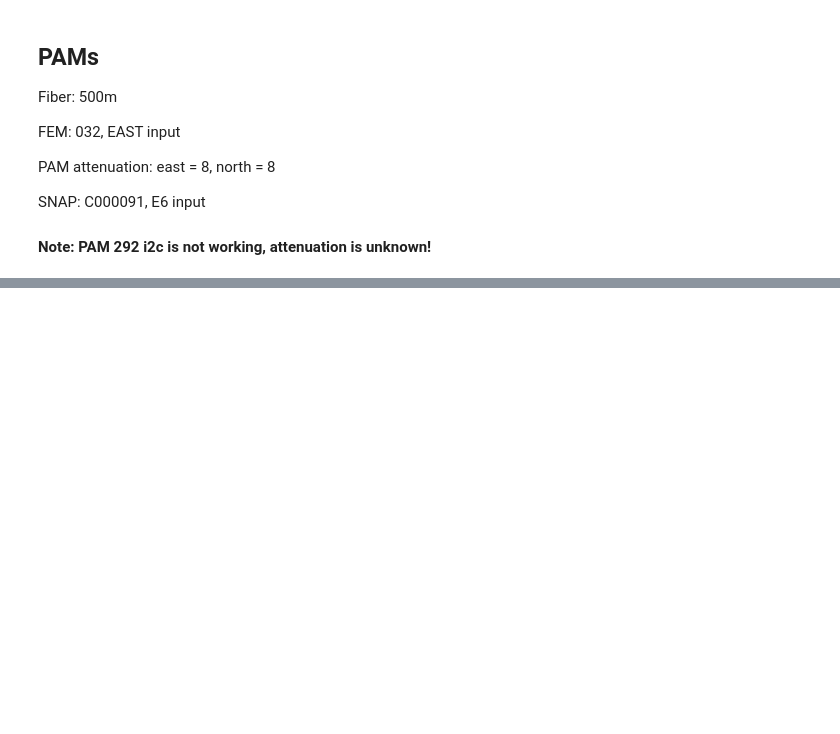
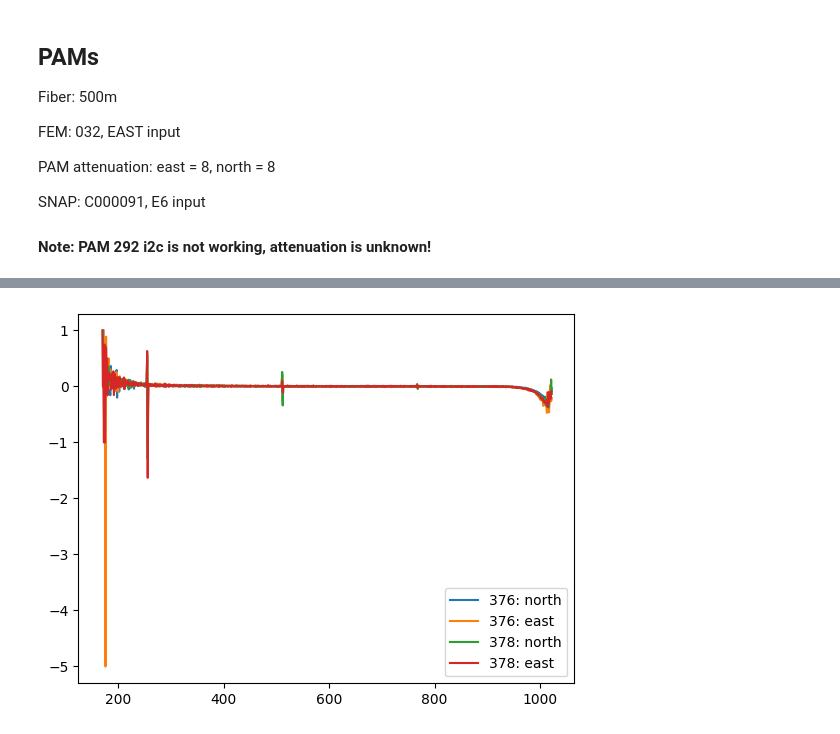
Before and after one commit to EIGSEP/eigsep_corr, a Jupyter notebook: gain_calibration/gain_calibration.ipynb, the cells around one changed output, grey strips where cells are left out. Saved outputs shown, nothing was run; the diff lists cells and outputs as text; code cells hidden in the pictures; blank space fills up the shorter version.

```diff
--- a/gain_calibration/gain_calibration.ipynb
+++ b/gain_calibration/gain_calibration.ipynb
@@ -115,0 +228,10 @@ east_12_normalized = peak_normalized_data["12"][1]
+# %%
+plt.figure()
+for pam_id in PAMS:
+    d = data[pam_id]
+    plt.plot(np.diff(d[0]) / d[0][1:], label=f"{pam_id}: north")
+    plt.plot(np.diff(d[1]) / d[1][1:], label=f"{pam_id}: east")
+plt.legend()
+plt.show()
+# %% [output]
+[figure, added]
```
Also changed, not shown: parts of 12 cells of this notebook.
